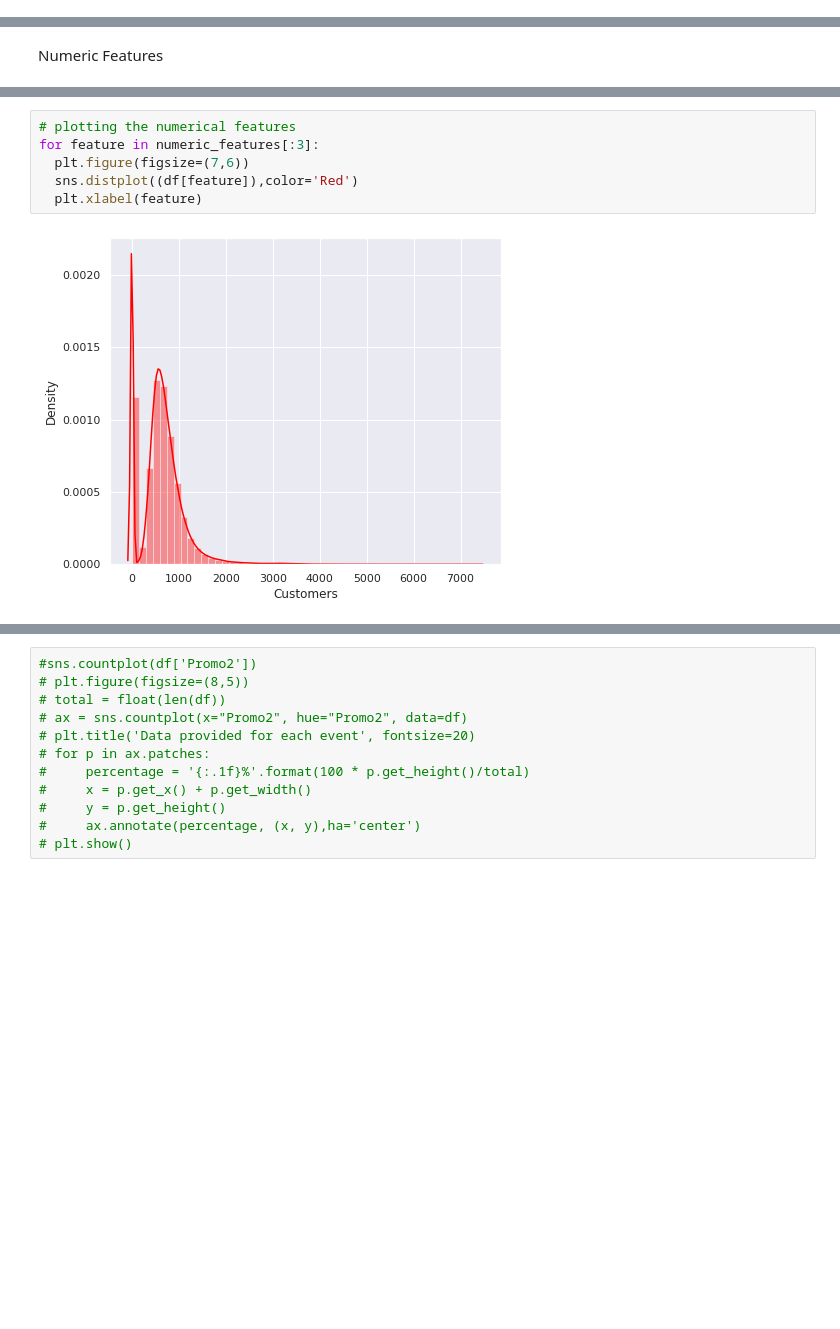
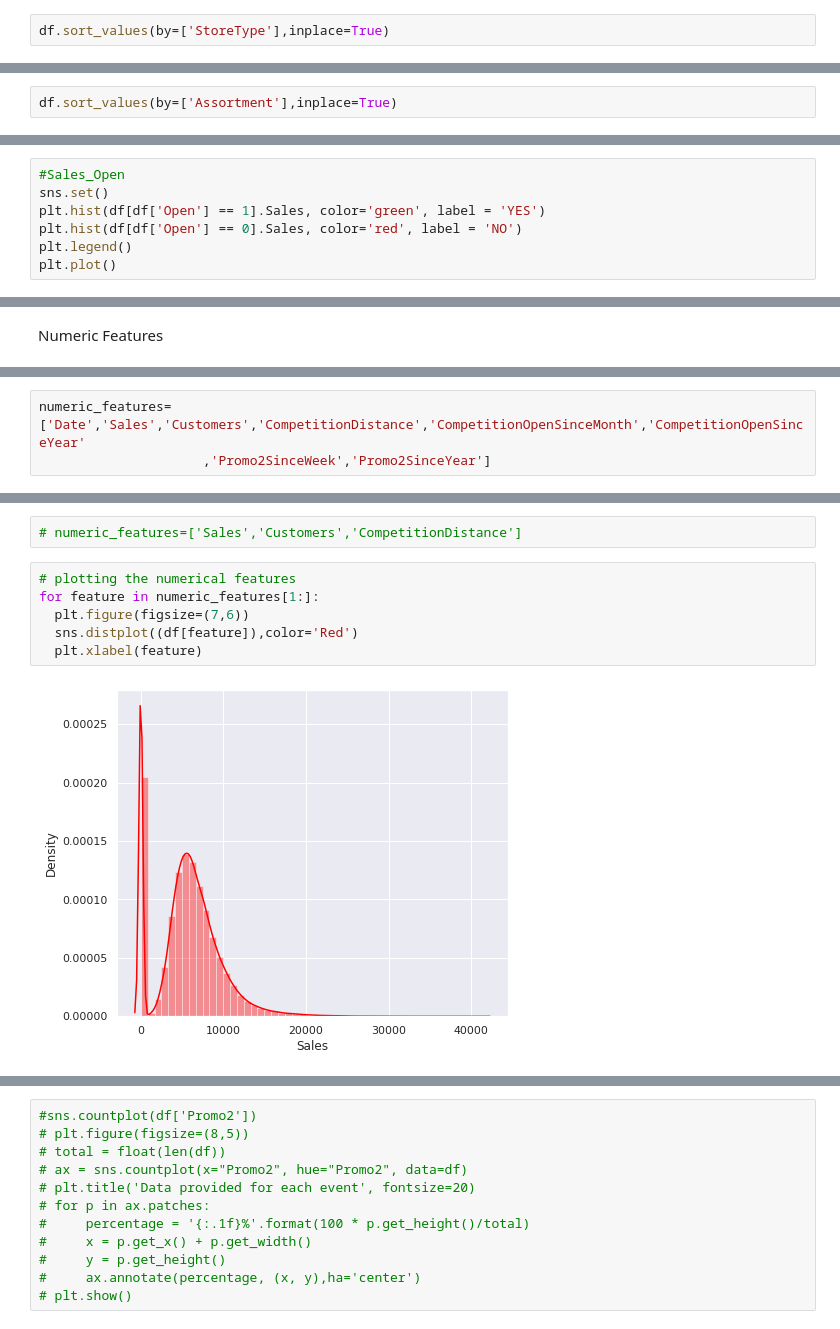
Before and after one commit to SaniyaBubere/ML_Regression_Retails_Sales_Prediction, a Jupyter notebook: ML_Regression_Retails_sales_Prediction.ipynb, the cells around one changed output, grey strips where cells are left out. Saved outputs shown, nothing was run; the diff lists cells and outputs as text; blank space fills up the shorter version.

```diff
--- a/ML_Regression_Retails_sales_Prediction.ipynb
+++ b/ML_Regression_Retails_sales_Prediction.ipynb
@@ -405,0 +466,2 @@ memory usage: 147.5+ MB
+# %%
+df.sort_values(by=['StoreType'],inplace=True)
@@ -405,0 +472,2 @@ memory usage: 147.5+ MB
+# %%
+df.sort_values(by=['Assortment'],inplace=True)
@@ -405,0 +603,7 @@ memory usage: 147.5+ MB
+# %%
+#Sales_Open
+sns.set()
+plt.hist(df[df['Open'] == 1].Sales, color='green', label = 'YES')
+plt.hist(df[df['Open'] == 0].Sales, color='red', label = 'NO')
+plt.legend()
+plt.plot()
@@ -532,0 +771,3 @@ numeric_features = ['DayOfWeek', 'Customers', 'Open', 'Promo', 'StateHoliday', '
+# %%
+numeric_features=['Date','Sales','Customers','CompetitionDistance','CompetitionOpenSinceMonth','CompetitionOpenSinceYear'
+                     ,'Promo2SinceWeek','Promo2SinceYear']
@@ -533,8 +783,10 @@ numeric_features = ['DayOfWeek', 'Customers', 'Open', 'Promo', 'StateHoliday', '
+# %%
+# numeric_features=['Sales','Customers','CompetitionDistance']
 # %%
 # plotting the numerical features
-for feature in numeric_features[:3]:
+for feature in numeric_features[1:]:
   plt.figure(figsize=(7,6))
   sns.distplot((df[feature]),color='Red')
   plt.xlabel(feature)
 # %% [output]
-[figure, old version]
+[figure, new version]
```
Also changed, not shown: parts of 139 cells of this notebook.
